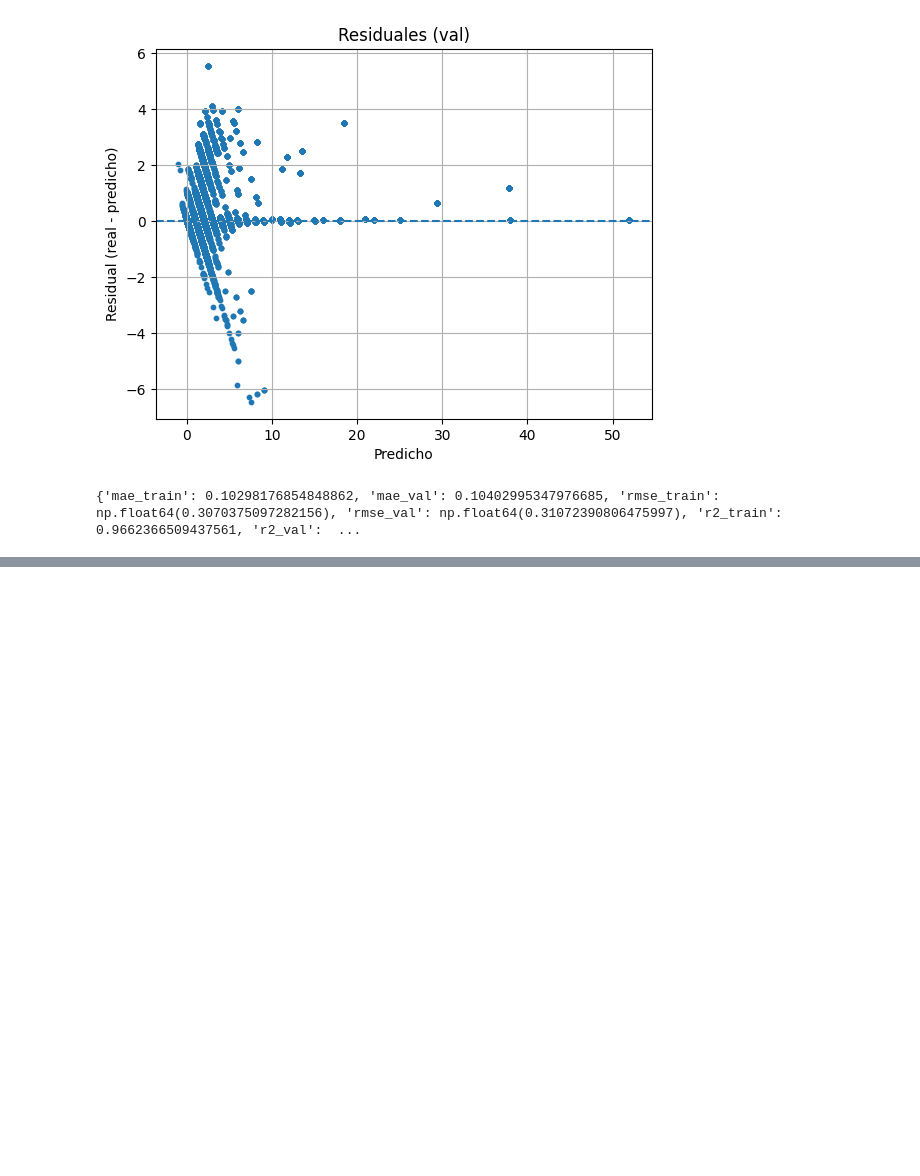
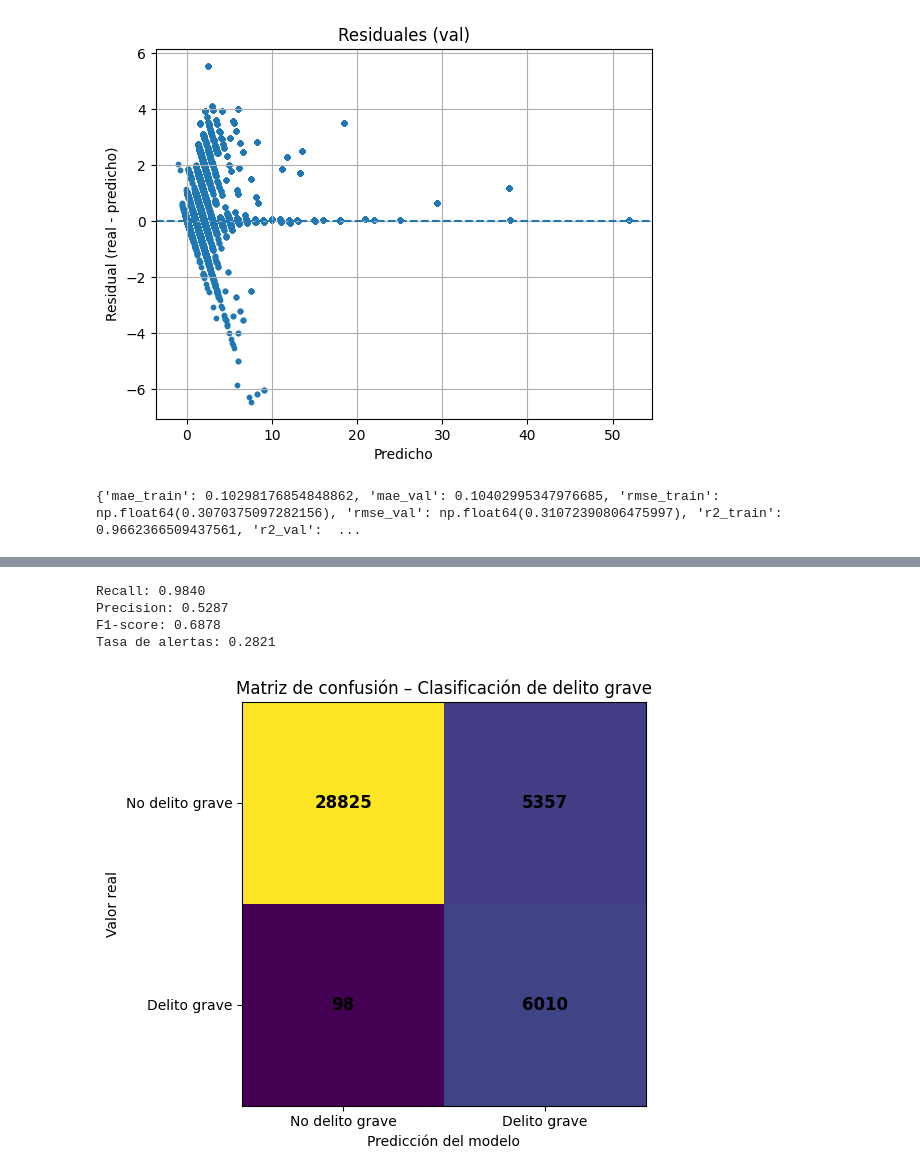
Before and after one commit to mfalvarezd/sistema-de-prediccion-espacio-temporal-de-eventos-delictivos, a Jupyter notebook: notebooks/pruebas.ipynb, the cells around one changed output, grey strips where cells are left out. Cells and saved outputs as stored; diff of their text form; code cells hidden in the pictures; blank space fills up the shorter version.

```diff
--- a/notebooks/pruebas.ipynb
+++ b/notebooks/pruebas.ipynb
@@ -260,0 +399,14 @@ R2    train=0.9662 | val=0.9656
+# %%
+cm = confusion_matrix(y_val, y_pred)
+
+tn, fp, fn, tp = cm.ravel()
+
+print("Matriz de confusión:")
+print(cm)
+
+print(f"""
+Verdaderos Positivos (TP): {tp}
+Falsos Positivos (FP): {fp}
+Verdaderos Negativos (TN): {tn}
+Falsos Negativos (FN): {fn}
+""")
@@ -260,0 +440,52 @@ R2    train=0.9662 | val=0.9656
+# %%
+recall = tp / (tp + fn)
+precision = tp / (tp + fp)
+f1 = f1_score(y_val, y_pred)
+
+alert_rate = y_pred.mean()
+
+print(f"Recall: {recall:.4f}")
+print(f"Precision: {precision:.4f}")
+print(f"F1-score: {f1:.4f}")
+print(f"Tasa de alertas: {alert_rate:.4f}")
+# %% [output]
+Recall: 0.9840
+Precision: 0.5287
+F1-score: 0.6878
+Tasa de alertas: 0.2821
+# %%
+import matplotlib.pyplot as plt
+import numpy as np
+
+labels = ["No delito grave", "Delito grave"]
+
+fig, ax = plt.subplots(figsize=(6, 5))
+
+im = ax.imshow(cm)
+
+# Mostrar valores en cada celda
+for i in range(cm.shape[0]):
+    for j in range(cm.shape[1]):
+        ax.text(
+            j, i,
+            cm[i, j],
+            ha="center",
+            va="center",
+            fontsize=12,
+            fontweight="bold"
+        )
+
+# Ejes y etiquetas
+ax.set_xticks(np.arange(len(labels)))
+ax.set_yticks(np.arange(len(labels)))
+ax.set_xticklabels(labels)
+ax.set_yticklabels(labels)
+
+ax.set_xlabel("Predicción del modelo")
+ax.set_ylabel("Valor real")
+ax.set_title("Matriz de confusión – Clasificación de delito grave")
+
+plt.tight_layout()
+plt.show()
+# %% [output]
+[figure, added]
```
Also changed, not shown: parts of 9 cells of this notebook, 3 other files.
